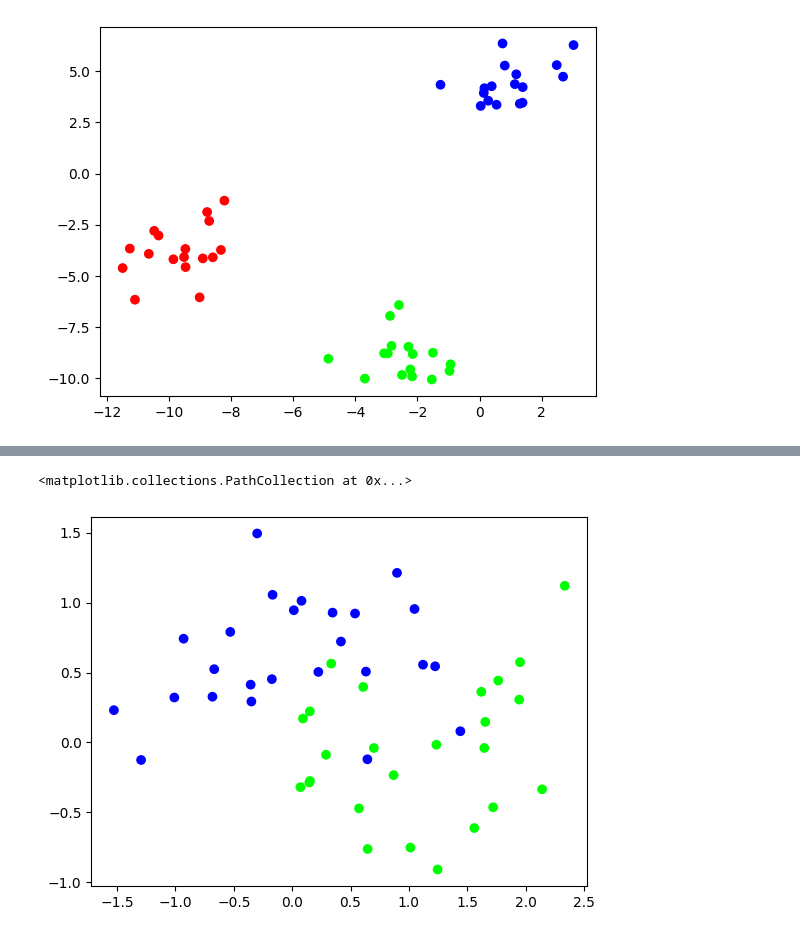
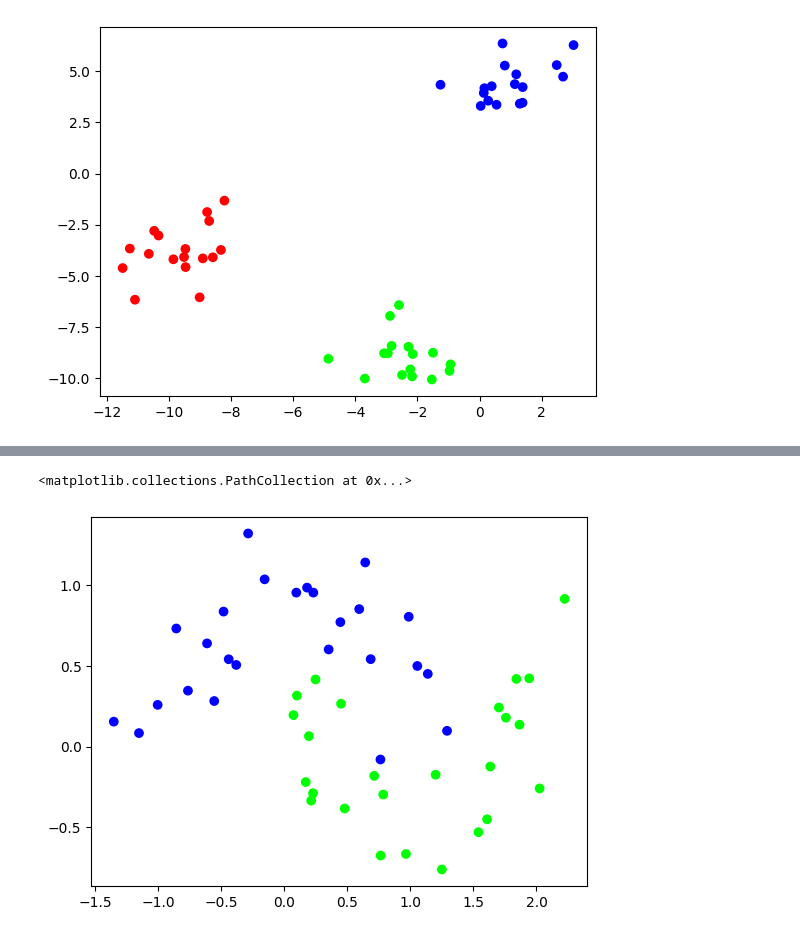
Before and after one commit to DmitryjVeselyj/Stat_Labs, a Jupyter notebook: 3_Lab/demonstration.ipynb, the cells around one changed output, grey strips where cells are left out. Saved outputs shown, nothing was run; the diff lists cells and outputs as text; code cells hidden in the pictures.

```diff
--- a/3_Lab/demonstration.ipynb
+++ b/3_Lab/demonstration.ipynb
@@ -179,7 +79,7 @@ clusters: 34
 # %%
-x,y = sklearn.datasets.make_moons(n_samples=50, noise = 0.3, random_state=124)
+x,y = sklearn.datasets.make_moons(n_samples=50, noise = 0.2, random_state=124)
 plt.figure()
 plt.scatter(x[:, 0], x[:, 1], c=y, cmap='brg')
 # %% [output]
 <matplotlib.collections.PathCollection at 0x...>
-[figure, old version]
+[figure, new version]
```
Also changed, not shown: parts of 23 cells of this notebook, 2 other files.
